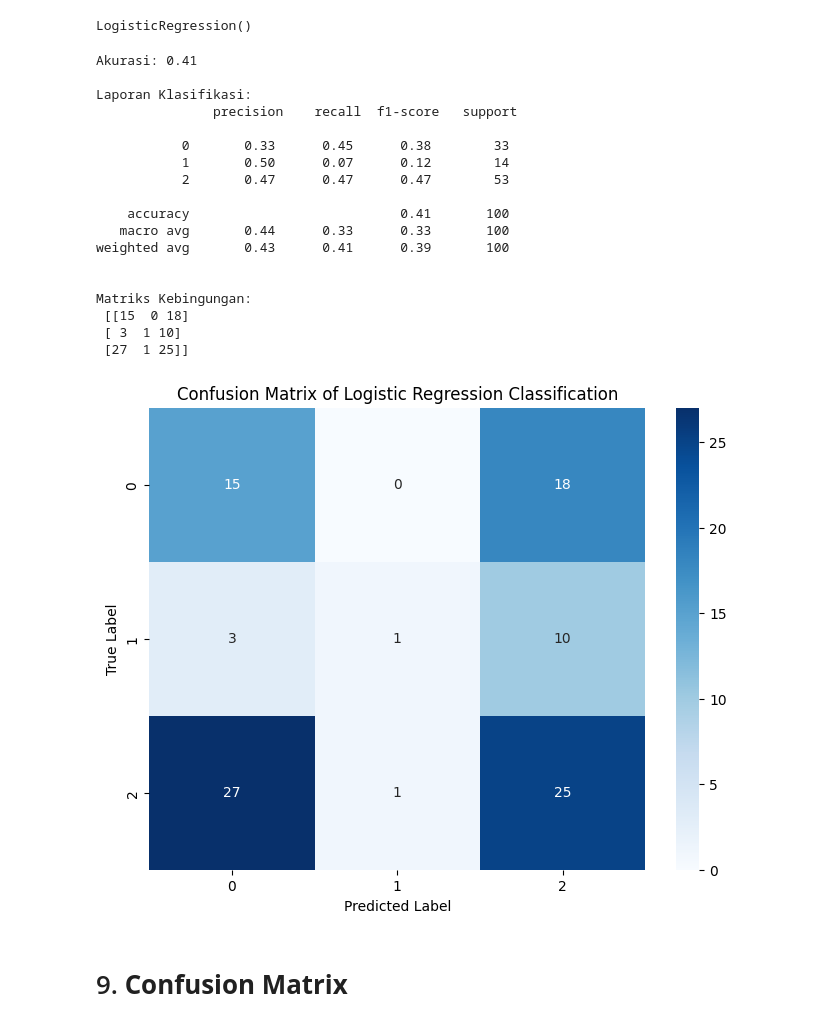
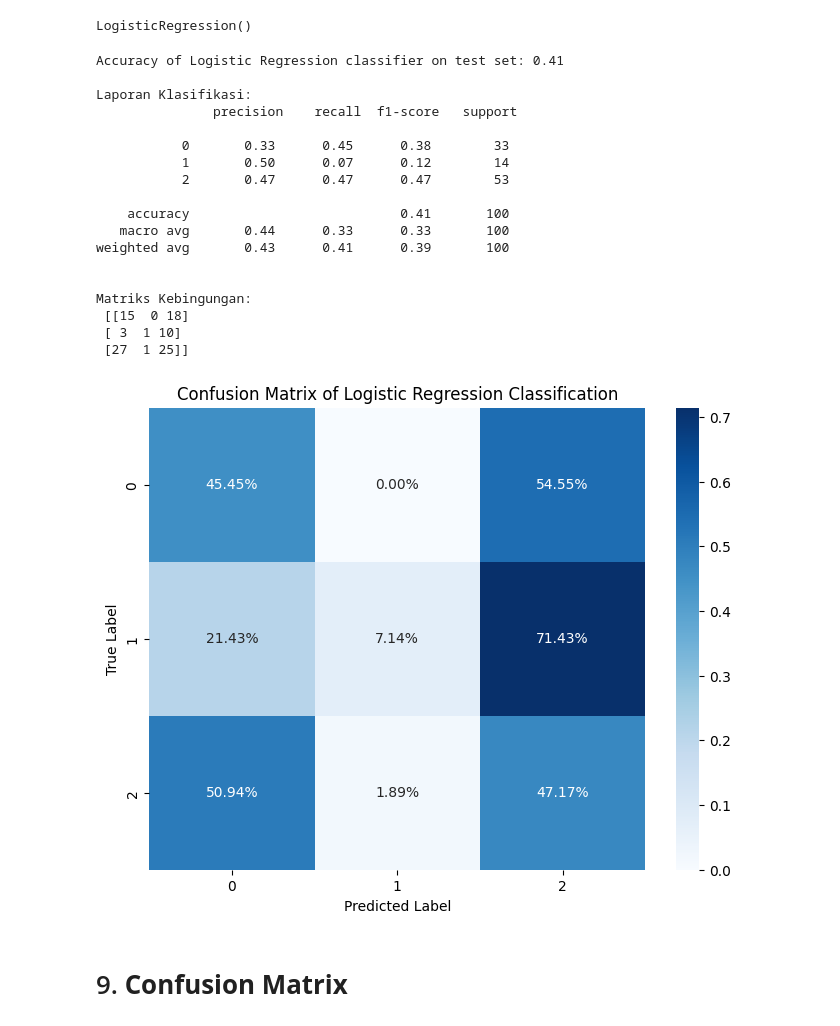
Before and after one commit to Alisya0910/SkripsiAlisya, a Jupyter notebook: DataPreprocessingPrabowo.ipynb, the cells around one changed output. Saved outputs shown, nothing was run; the diff lists cells and outputs as text; code cells hidden in the pictures.

```diff
--- a/DataPreprocessingPrabowo.ipynb
+++ b/DataPreprocessingPrabowo.ipynb
@@ -522,16 +536,19 @@ predictions = logistic_regression.predict(X_test_vectorized)
 
 # Evaluasi model
 accuracy_RL = accuracy_score(y_test, predictions)
-print(f'Akurasi: {accuracy_RL:.2f}')
+print(f'Accuracy of Logistic Regression classifier on test set: {accuracy_RL:.2f}')
 
 # Laporan klasifikasi
 print('\nLaporan Klasifikasi:\n', classification_report(y_test, predictions))
 
 # Matriks kebingungan
 conf_matrix_LR = confusion_matrix(y_test, predictions)
+
+conf_matrix_LR_percent = conf_matrix_LR.astype('float')/ conf_matrix_NB.sum(axis=1)[:, np.newaxis]
+
 print('\nMatriks Kebingungan:\n', conf_matrix_LR)
 # %% [output]
-Akurasi: 0.41
+Accuracy of Logistic Regression classifier on test set: 0.41
 
 Laporan Klasifikasi:
                precision    recall  f1-score   support
@@ -552,15 +569,15 @@ Matriks Kebingungan:
 # %%
 # Example: Confusion Matrix Heatmap
 import seaborn as sns
 
 plt.figure(figsize=(8, 6))
-sns.heatmap(conf_matrix_LR, annot=True, fmt='d', cmap='Blues', xticklabels=naive_bayes.classes_, yticklabels=naive_bayes.classes_)
+sns.heatmap(conf_matrix_LR_percent, annot=True, cmap='Blues', xticklabels=naive_bayes.classes_, yticklabels=naive_bayes.classes_, fmt='.2%')
 plt.title('Confusion Matrix of Logistic Regression Classification')
 plt.xlabel('Predicted Label')
 plt.ylabel('True Label')
 plt.show()
 # %% [output]
-[figure, old version]
+[figure, new version]
 # %% [markdown]
 # 9. **Confusion Matrix**
 # %%
```
Also changed, not shown: parts of 7 cells of this notebook.
